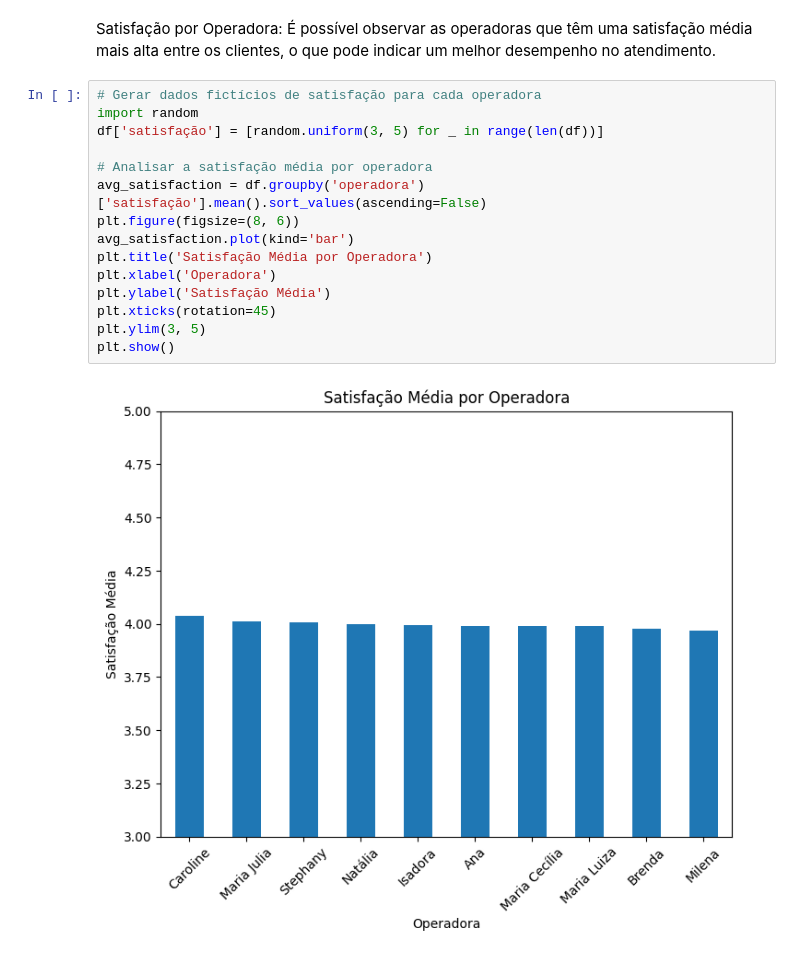
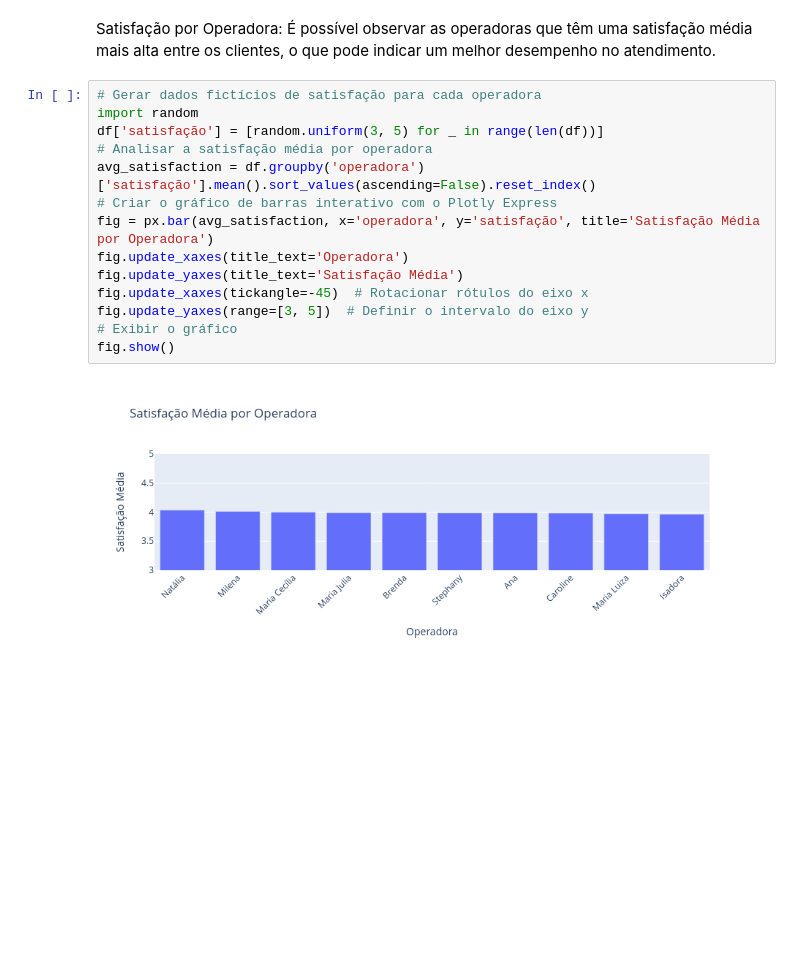
Before and after one commit to Jandersolutions/super_mercado, a Jupyter notebook: notebooks/projeto.ipynb, the cells around one changed output. Drawn from its saved outputs; the diff is of its cells as text; blank space fills up the shorter version.

```diff
--- a/notebooks/projeto.ipynb
+++ b/notebooks/projeto.ipynb
@@ -129,17 +137,16 @@ Satisfação por Operadora: É possível observar as operadoras que têm uma sat
 # %%
 # Gerar dados fictícios de satisfação para cada operadora
 import random
 df['satisfação'] = [random.uniform(3, 5) for _ in range(len(df))]
-
 # Analisar a satisfação média por operadora
-avg_satisfaction = df.groupby('operadora')['satisfação'].mean().sort_values(ascending=False)
-plt.figure(figsize=(8, 6))
-avg_satisfaction.plot(kind='bar')
-plt.title('Satisfação Média por Operadora')
-plt.xlabel('Operadora')
-plt.ylabel('Satisfação Média')
-plt.xticks(rotation=45)
-plt.ylim(3, 5)
-plt.show()
+avg_satisfaction = df.groupby('operadora')['satisfação'].mean().sort_values(ascending=False).reset_index()
+# Criar o gráfico de barras interativo com o Plotly Express
+fig = px.bar(avg_satisfaction, x='operadora', y='satisfação', title='Satisfação Média por Operadora')
+fig.update_xaxes(title_text='Operadora')
+fig.update_yaxes(title_text='Satisfação Média')
+fig.update_xaxes(tickangle=-45)  # Rotacionar rótulos do eixo x
+fig.update_yaxes(range=[3, 5])  # Definir o intervalo do eixo y
+# Exibir o gráfico
+fig.show()
 # %% [output]
-[figure, old version]
+[figure, new version]
```
Also changed, not shown: parts of 6 cells of this notebook, 1 other file.
